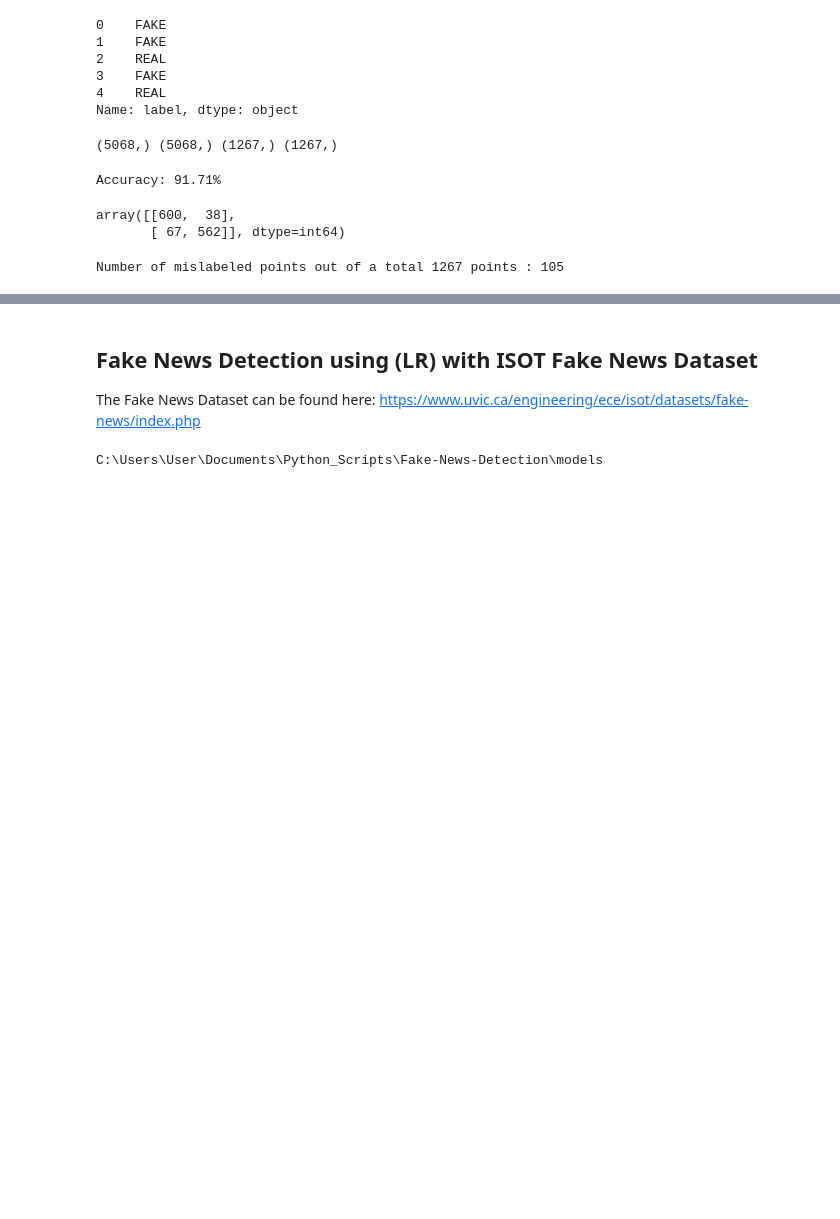
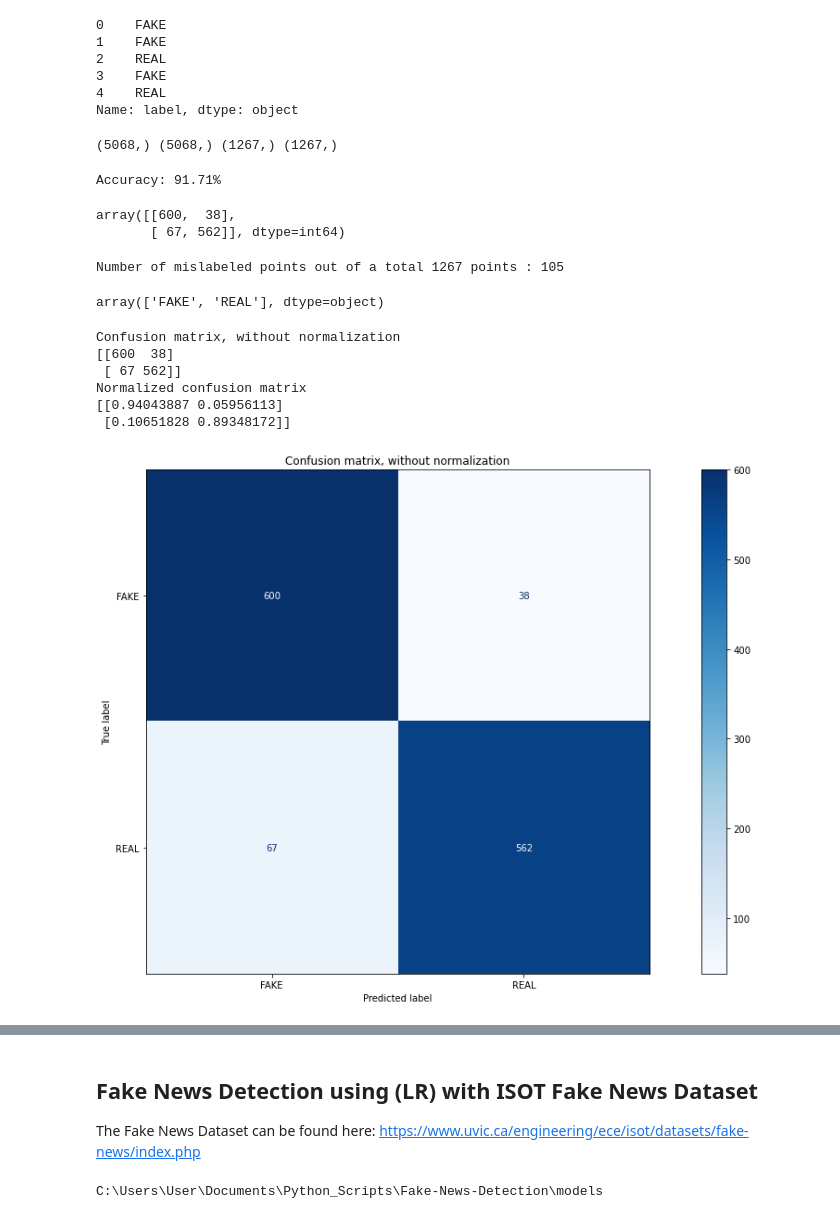
Before and after one commit to spolo96/Fake-news-detection-study, a Jupyter notebook: models/LogisticRegression-FakeNewsDetection.ipynb, the cells around one changed output, grey strips where cells are left out. Saved outputs shown, nothing was run; the diff lists cells and outputs as text; code cells hidden in the pictures; blank space fills up the shorter version.

Commit message:
Added Confusion matrix to Logistic Regression for ISOT Dataset

```diff
--- a/models/LogisticRegression-FakeNewsDetection.ipynb
+++ b/models/LogisticRegression-FakeNewsDetection.ipynb
@@ -81,3 +81,36 @@ array([[600,  38],
 print("Number of mislabeled points out of a total %d points : %d" % (x_test.shape[0], (y_test != y_pred).sum()))
 # %% [output]
 Number of mislabeled points out of a total 1267 points : 105
+# %%
+class_names = df["label"].unique()
+class_names
+# %% [output]
+array(['FAKE', 'REAL'], dtype=object)
+# %%
+# Plot confusion matrix
+plt.rcParams["figure.figsize"] = (20,10)
+
+
+titles_options = [("Confusion matrix, without normalization", None,''),
+                  ("Normalized confusion matrix", 'true','.3f')]
+for title, normalize, format in titles_options:
+    disp = plot_confusion_matrix(clf, tfidf_test, y_test,
+                                 labels=class_names, #labels as seen in the Dataset; 0: Fake News, 1: Real News
+                                 cmap=plt.cm.Blues,
+                                 normalize=normalize, values_format=format,)
+    disp.ax_.set_title(title)
+    disp.ax_.set_xticklabels(class_names)
+    disp.ax_.set_yticklabels(class_names)
+
+    print(title)
+    print(disp.confusion_matrix)
+
+plt.show()
+# %% [output]
+Confusion matrix, without normalization
+[[600  38]
+ [ 67 562]]
+Normalized confusion matrix
+[[0.94043887 0.05956113]
+ [0.10651828 0.89348172]]
+[figure, added]
```
Also changed, not shown: parts of 8 cells of this notebook.
